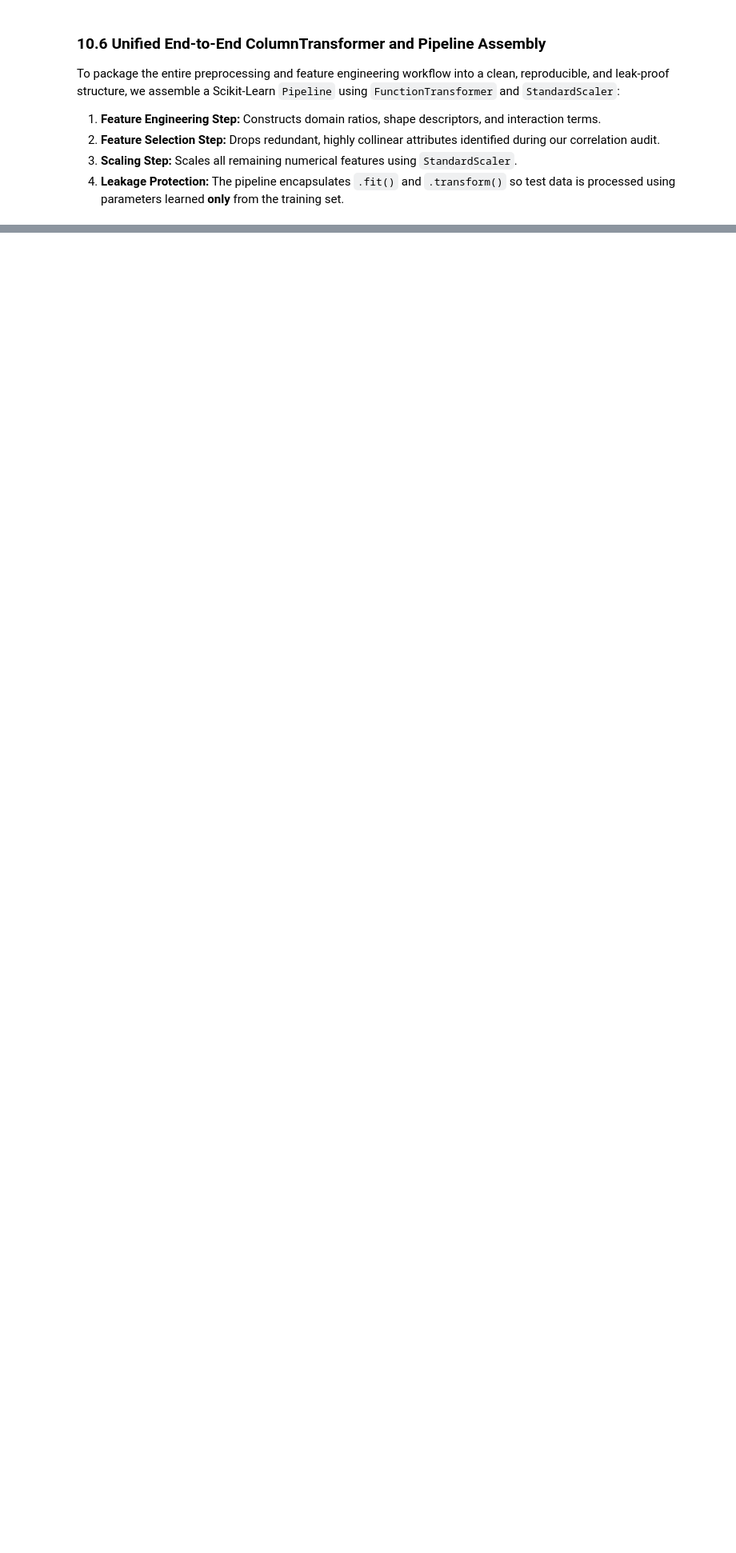
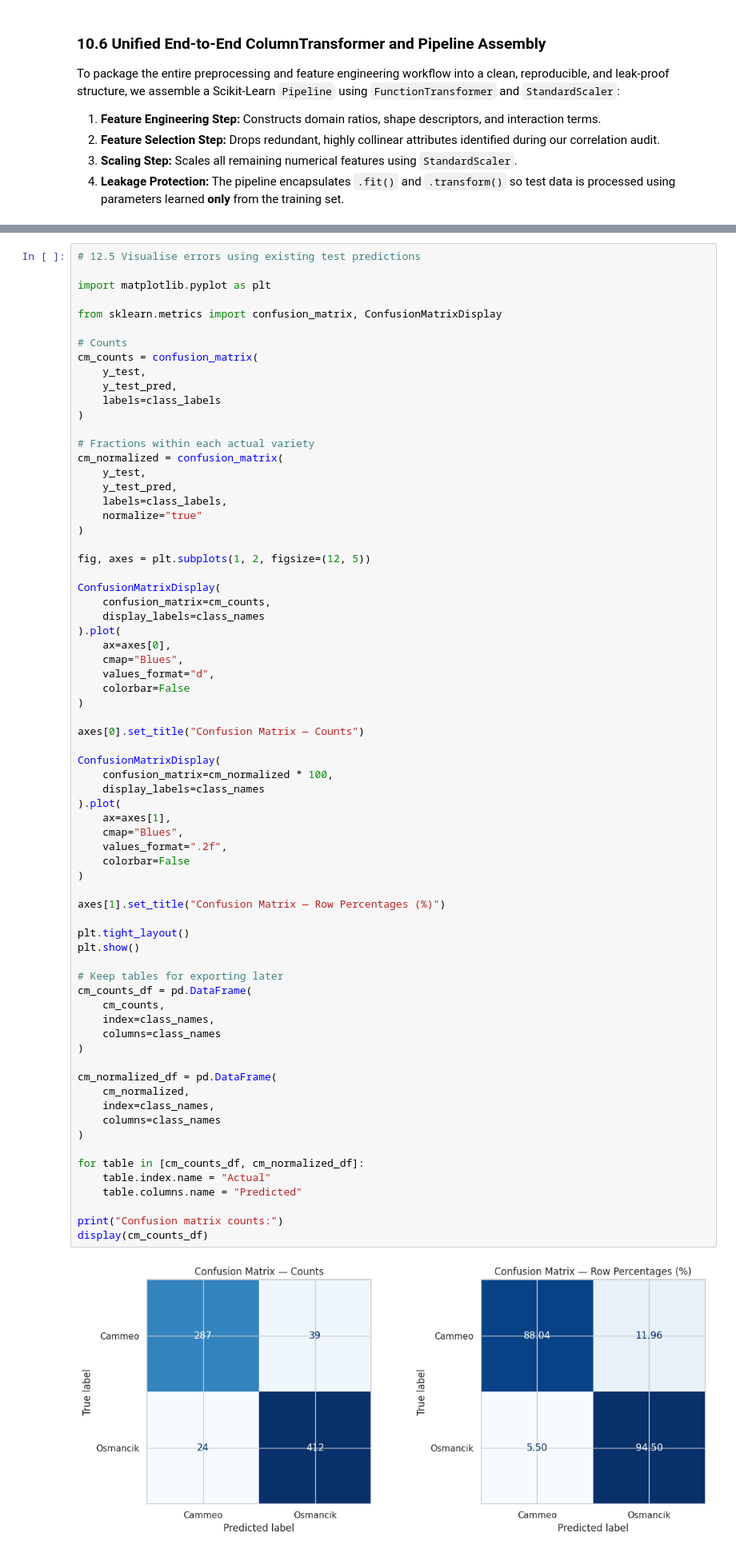
Before and after one commit to Hasanga910/GrainSense, a Jupyter notebook: Notebook.ipynb, the cells around one changed output, grey strips where cells are left out. Shown at 80% size. Drawn from its saved outputs; the diff is of its cells as text; blank space fills up the shorter version.

```diff
--- a/Notebook.ipynb
+++ b/Notebook.ipynb
@@ -1387,0 +2792,72 @@ Pipeline successfully configured and ready for model training and evaluation.
+# %%
+# 12.5 Visualise errors using existing test predictions
+
+import matplotlib.pyplot as plt
+
+from sklearn.metrics import confusion_matrix, ConfusionMatrixDisplay
+
+# Counts
+cm_counts = confusion_matrix(
+    y_test,
+    y_test_pred,
+    labels=class_labels
+)
+
+# Fractions within each actual variety
+cm_normalized = confusion_matrix(
+    y_test,
+    y_test_pred,
+    labels=class_labels,
+    normalize="true"
+)
+
+fig, axes = plt.subplots(1, 2, figsize=(12, 5))
+
+ConfusionMatrixDisplay(
+    confusion_matrix=cm_counts,
+    display_labels=class_names
+).plot(
+    ax=axes[0],
+    cmap="Blues",
+    values_format="d",
+    colorbar=False
+)
+
+axes[0].set_title("Confusion Matrix — Counts")
+
+ConfusionMatrixDisplay(
+    confusion_matrix=cm_normalized * 100,
+    display_labels=class_names
+).plot(
+    ax=axes[1],
+    cmap="Blues",
+    values_format=".2f",
+    colorbar=False
+)
+
+axes[1].set_title("Confusion Matrix — Row Percentages (%)")
+
+plt.tight_layout()
+plt.show()
+
+# Keep tables for exporting later
+cm_counts_df = pd.DataFrame(
+    cm_counts,
+    index=class_names,
+    columns=class_names
+)
+
+cm_normalized_df = pd.DataFrame(
+    cm_normalized,
+    index=class_names,
+    columns=class_names
+)
+
+for table in [cm_counts_df, cm_normalized_df]:
+    table.index.name = "Actual"
+    table.columns.name = "Predicted"
+
+print("Confusion matrix counts:")
+display(cm_counts_df)
+# %% [output]
+[figure, added]
```
Also changed, not shown: parts of 70 cells of this notebook.
